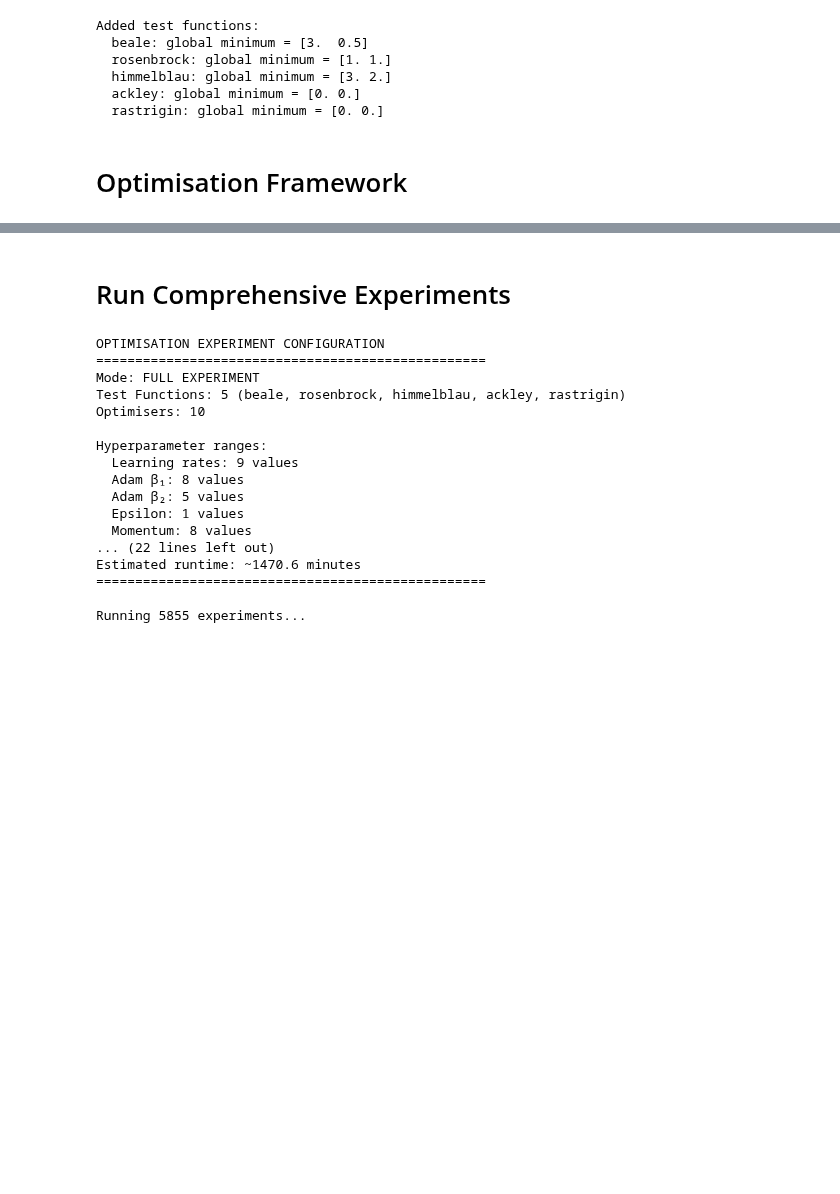
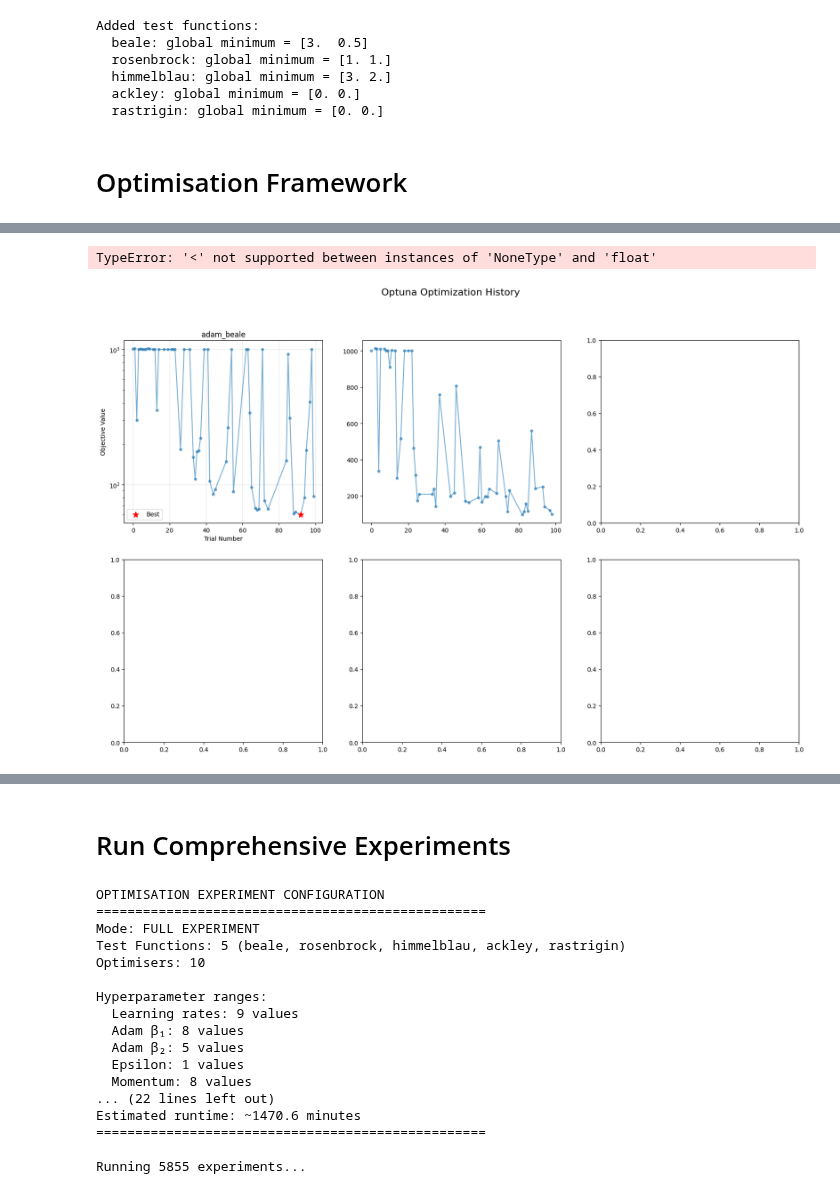
Before and after one commit to Noah-Everett/Induced-Metric-Optimiser, a Jupyter notebook: analysis/small_examples.ipynb, the cells around one changed output, grey strips where cells are left out. Cells and saved outputs as stored; diff of their text form; code cells hidden in the pictures; blank space fills up the shorter version.

Commit message:
Added Optuna search to small examples notebook

```diff
--- a/analysis/small_examples.ipynb
+++ b/analysis/small_examples.ipynb
@@ -35,6 +35,11 @@ from optimisers.jax_learnable_scalar import (
 
 # Set JAX to use 64-bit precision
 jax.config.update("jax_enable_x64", True)
+
+import optuna
+from optuna.pruners import MedianPruner
+from optuna.samplers import TPESampler
+optuna.logging.set_verbosity(optuna.logging.ERROR)
 # %% [markdown]
 # Setup
 # %%
@@ -247,0 +255,15 @@ def run_optimiser_on_function(optimiser_name: str, optimiser,
+# %%
+# Optuna Configuration
+N_TRIALS = 100 if RUN_FULL_EXPERIMENT else 20  # Number of trials per optimizer-function combination
+N_STARTUP_TRIALS = 10  # Random sampling before TPE
+TIMEOUT = None  # No timeout, run all trials
+USE_PRUNING = True  # Enable ASHA-like pruning
+
+print("OPTUNA HYPERPARAMETER SEARCH CONFIGURATION")
+print("=" * 50)
+print(f"Mode: {'FULL SEARCH' if RUN_FULL_EXPERIMENT else 'DEMO SEARCH'}")
+print(f"Trials per optimizer-function: {N_TRIALS}")
+print(f"Total trials: {N_TRIALS * len(test_functions) * 10}")  # 10 optimizers
+print(f"Pruning enabled: {USE_PRUNING}")
+print(f"Estimated runtime: ~{N_TRIALS * len(test_functions) * 10 * 0.3 / 60:.1f} minutes")
+print("=" * 50)
@@ -247,0 +634,38 @@ def run_optimiser_on_function(optimiser_name: str, optimiser,
+# %%
+# Visualize Optuna optimization history
+fig, axes = plt.subplots(2, 3, figsize=(20, 12))
+fig.suptitle('Optuna Optimization History', fontsize=16)
+
+# Select a few representative optimizer-function combinations to visualize
+sample_studies = list(optuna_studies.items())[:6]
+
+for idx, (study_name, study) in enumerate(sample_studies):
+    row = idx // 3
+    col = idx % 3
+    ax = axes[row, col]
+
+    # Plot optimization history
+    trials = study.trials
+    values = [t.value for t in trials if t.value != float('inf')]
+    trial_numbers = [t.number for t in trials if t.value != float('inf')]
+
+    if len(values) > 0:
+        ax.plot(trial_numbers, values, 'o-', alpha=0.6, markersize=4)
+
+        # Mark best trial
+        best_idx = np.argmin(values)
+        ax.scatter(trial_numbers[best_idx], values[best_idx],
+                  color='red', s=100, marker='*', zorder=10, label='Best')
+
+        ax.set_xlabel('Trial Number')
+        ax.set_ylabel('Objective Value')
+        ax.set_title(study_name)
+        ax.set_yscale('log')
+        ax.grid(True, alpha=0.3)
+        ax.legend()
+
+plt.tight_layout()
+plt.show()
+# %% [output]
+TypeError: '<' not supported between instances of 'NoneType' and 'float'
+[figure, added]
```
Also changed, not shown: parts of 12 cells of this notebook.
